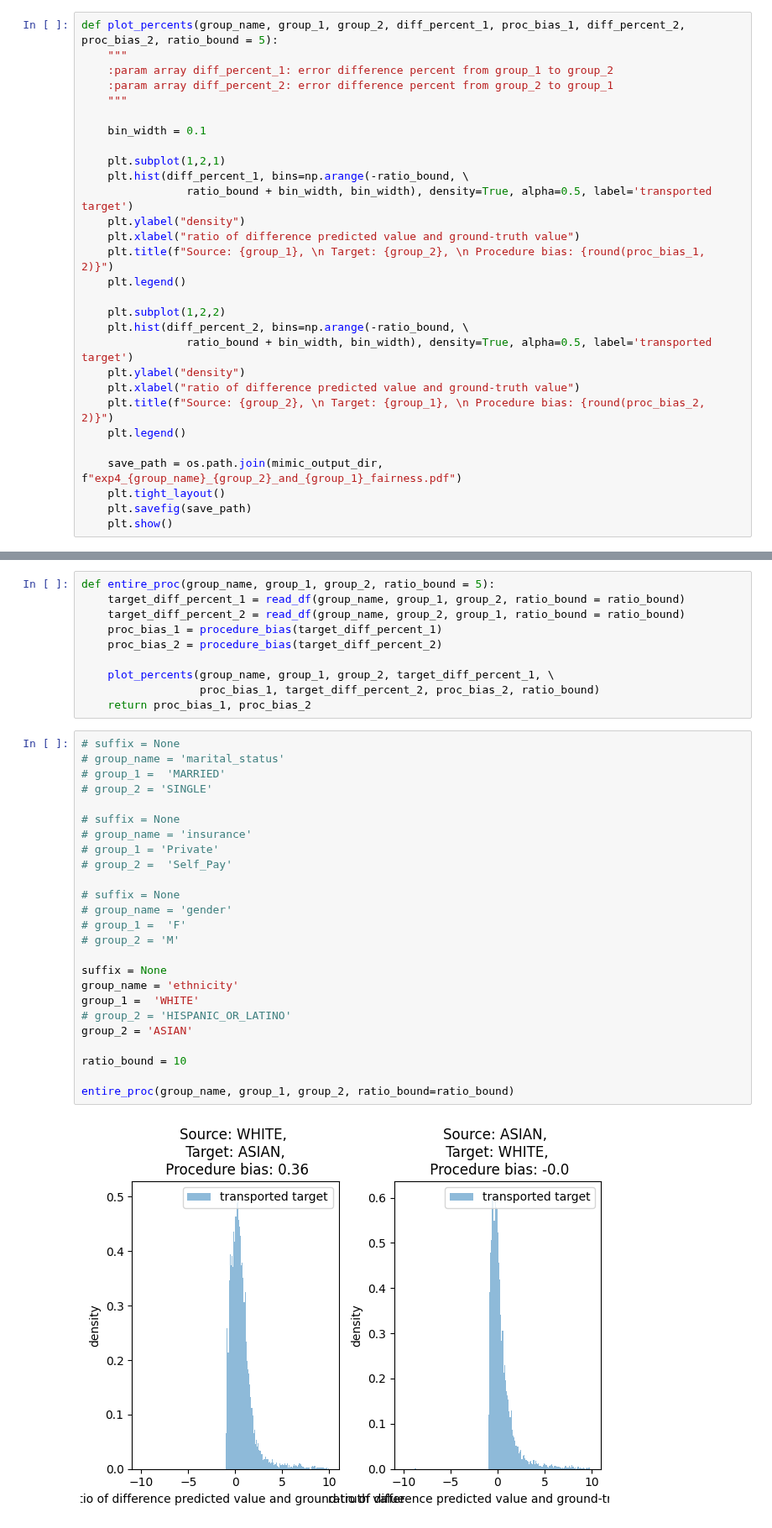
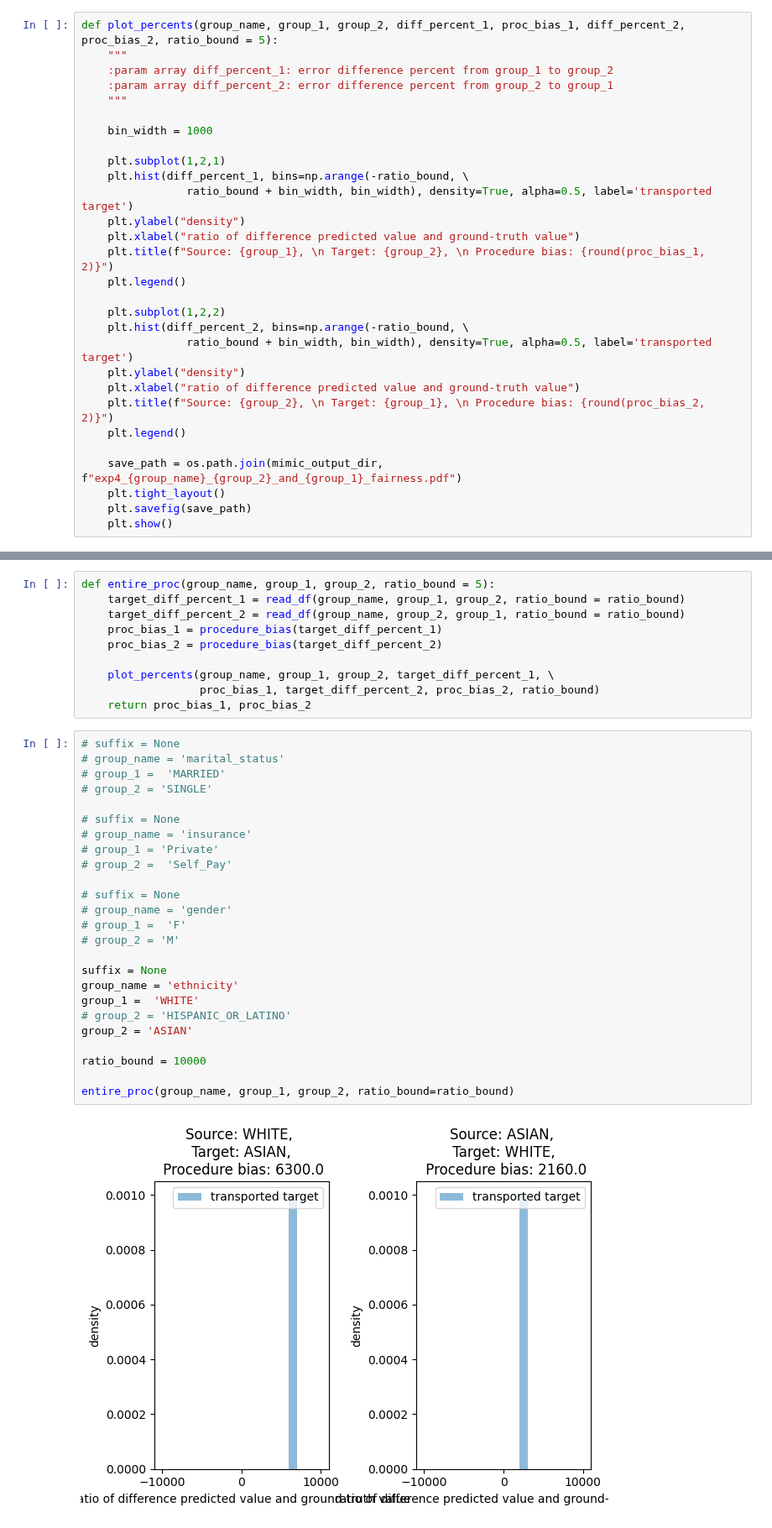
Before and after one commit to causalpathlab/EHR-OT, a Jupyter notebook: mimic_exp/admission/mimic_exp4_fairness.ipynb, the cells around one changed output, grey strips where cells are left out. Shown at 84% size. Cells and saved outputs as stored; diff of their text form.

```diff
--- a/mimic_exp/admission/mimic_exp4_fairness.ipynb
+++ b/mimic_exp/admission/mimic_exp4_fairness.ipynb
@@ -29,7 +29,7 @@ def plot_percents(group_name, group_1, group_2, diff_percent_1, proc_bias_1, dif
     :param array diff_percent_2: error difference percent from group_2 to group_1
     """
 
-    bin_width = 0.1
+    bin_width = 1000
 
     plt.subplot(1,2,1)
     plt.hist(diff_percent_1, bins=np.arange(-ratio_bound, \
@@ -76,27 +76,27 @@ def entire_proc(group_name, group_1, group_2, ratio_bound = 5):
 # %%
 # suffix = None
 # group_name = 'marital_status'
 # group_1 =  'MARRIED'
 # group_2 = 'SINGLE'
 
 # suffix = None
 # group_name = 'insurance'
 # group_1 = 'Private'
 # group_2 =  'Self_Pay'
 
 # suffix = None
 # group_name = 'gender'
 # group_1 =  'F'
 # group_2 = 'M'
 
 suffix = None
 group_name = 'ethnicity'
 group_1 =  'WHITE'
 # group_2 = 'HISPANIC_OR_LATINO'
 group_2 = 'ASIAN'
 
-ratio_bound = 10
+ratio_bound = 10000
 
 entire_proc(group_name, group_1, group_2, ratio_bound=ratio_bound)
 # %% [output]
-[figure, old version]
+[figure, new version]
```
Also changed, not shown: parts of 1 cell of this notebook, 8 other files.
